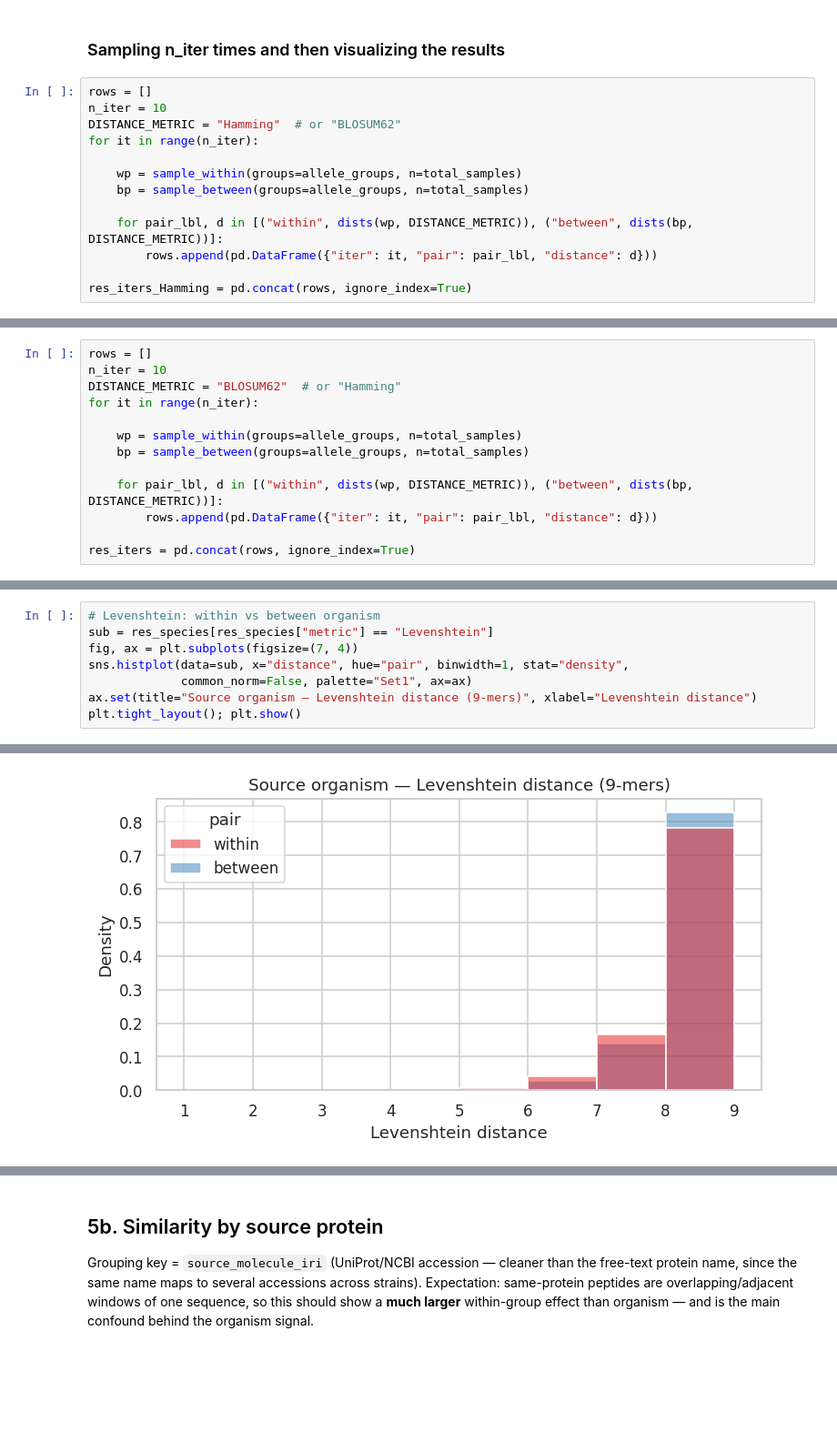
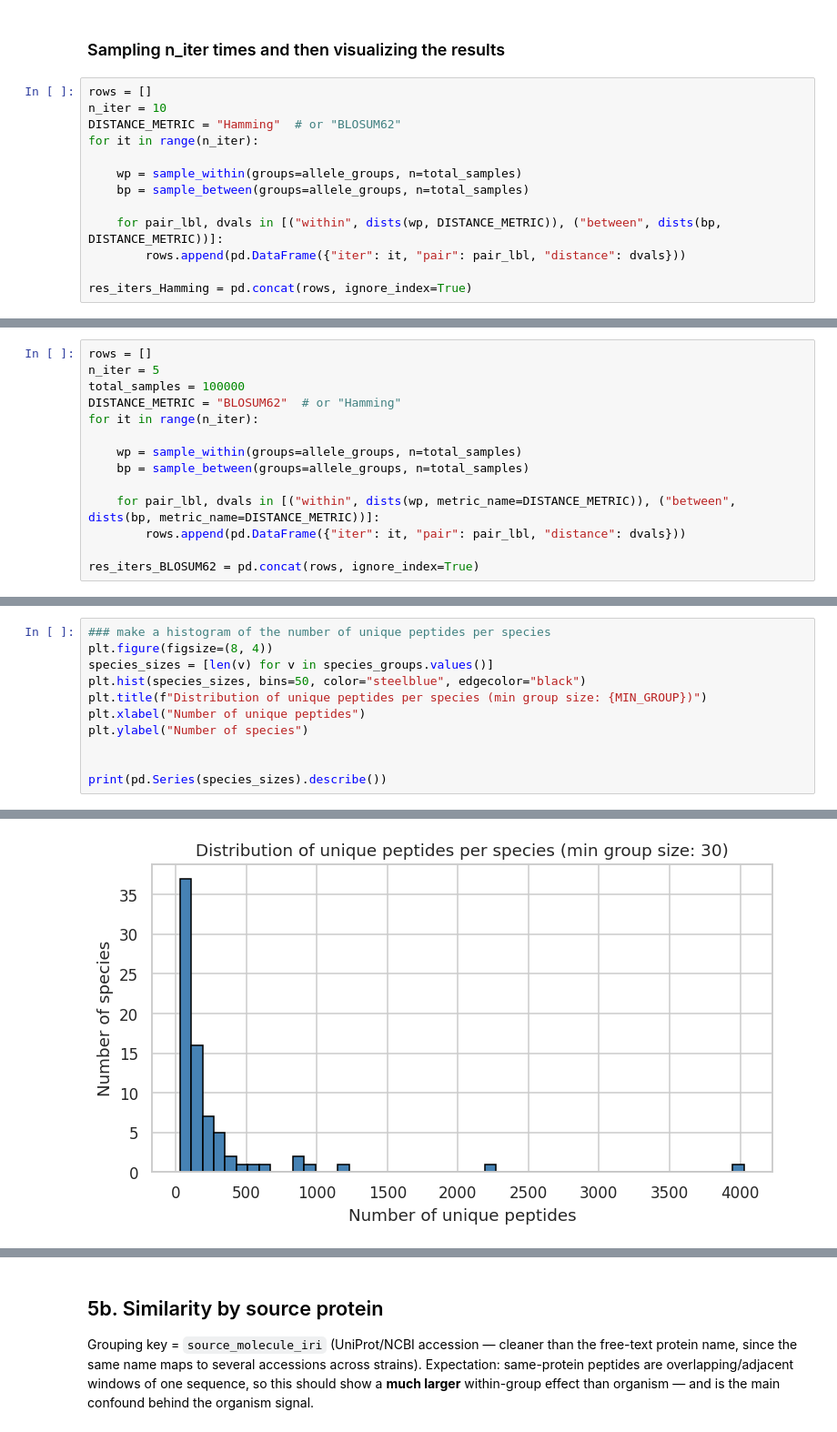
Before and after one commit to delipouya/tcr-bench, a Jupyter notebook: 3_iedb_similarity_mhc1.ipynb, the cells around one changed output, grey strips where cells are left out. Shown at 91% size. Saved outputs shown, nothing was run; the diff lists cells and outputs as text; blank space fills up the shorter version.

```diff
--- a/3_iedb_similarity_mhc1.ipynb
+++ b/3_iedb_similarity_mhc1.ipynb
@@ -305,8 +308,8 @@ for it in range(n_iter):
     wp = sample_within(groups=allele_groups, n=total_samples)
     bp = sample_between(groups=allele_groups, n=total_samples)
 
-    for pair_lbl, d in [("within", dists(wp, DISTANCE_METRIC)), ("between", dists(bp, DISTANCE_METRIC))]:
-        rows.append(pd.DataFrame({"iter": it, "pair": pair_lbl, "distance": d}))
+    for pair_lbl, dvals in [("within", dists(wp, DISTANCE_METRIC)), ("between", dists(bp, DISTANCE_METRIC))]:
+        rows.append(pd.DataFrame({"iter": it, "pair": pair_lbl, "distance": dvals}))
 
 res_iters_Hamming = pd.concat(rows, ignore_index=True)
 # %%
@@ -361,15 +364,16 @@ plt.show()
 [figure]
 # %%
 rows = []
-n_iter = 10
+n_iter = 5
+total_samples = 100000
 DISTANCE_METRIC = "BLOSUM62"  # or "Hamming"
 for it in range(n_iter):
 
     wp = sample_within(groups=allele_groups, n=total_samples)
     bp = sample_between(groups=allele_groups, n=total_samples)
 
-    for pair_lbl, d in [("within", dists(wp, DISTANCE_METRIC)), ("between", dists(bp, DISTANCE_METRIC))]:
-        rows.append(pd.DataFrame({"iter": it, "pair": pair_lbl, "distance": d}))
+    for pair_lbl, dvals in [("within", dists(wp, metric_name=DISTANCE_METRIC)), ("between", dists(bp, metric_name=DISTANCE_METRIC))]:
+        rows.append(pd.DataFrame({"iter": it, "pair": pair_lbl, "distance": dvals}))
 
-res_iters = pd.concat(rows, ignore_index=True)
+res_iters_BLOSUM62 = pd.concat(rows, ignore_index=True)
 # %%
@@ -402,9 +432,12 @@ species used (>= 30 peptides): 76
 # %%
-# Levenshtein: within vs between organism
-sub = res_species[res_species["metric"] == "Levenshtein"]
-fig, ax = plt.subplots(figsize=(7, 4))
-sns.histplot(data=sub, x="distance", hue="pair", binwidth=1, stat="density",
-             common_norm=False, palette="Set1", ax=ax)
-ax.set(title="Source organism — Levenshtein distance (9-mers)", xlabel="Levenshtein distance")
-plt.tight_layout(); plt.show()
+### make a histogram of the number of unique peptides per species
+plt.figure(figsize=(8, 4))
+species_sizes = [len(v) for v in species_groups.values()]
+plt.hist(species_sizes, bins=50, color="steelblue", edgecolor="black")
+plt.title(f"Distribution of unique peptides per species (min group size: {MIN_GROUP})")
+plt.xlabel("Number of unique peptides")
+plt.ylabel("Number of species")
+
+
+print(pd.Series(species_sizes).describe())
 # %% [output]
@@ -411 +453 @@ plt.tight_layout(); plt.show()
-[figure, old version]
+[figure, new version]
```
Also changed, not shown: parts of 49 cells of this notebook, 1 other file.
